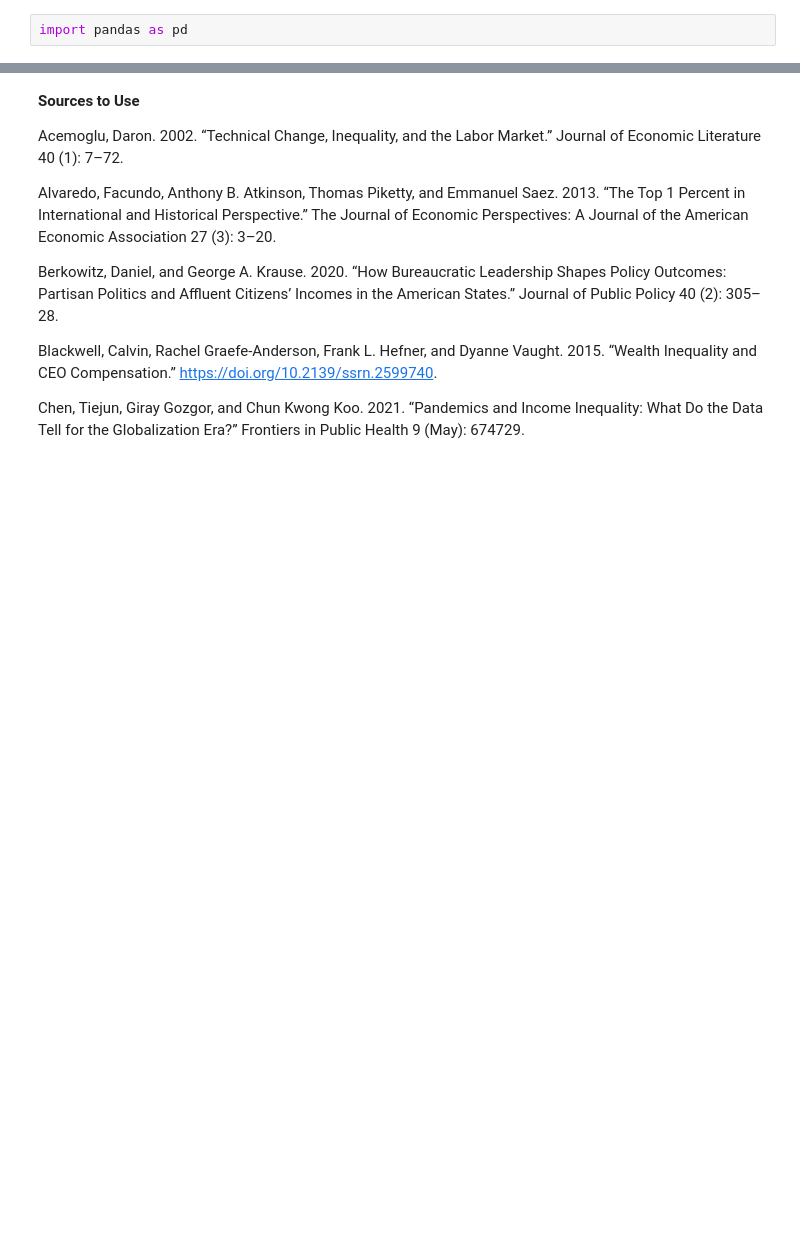
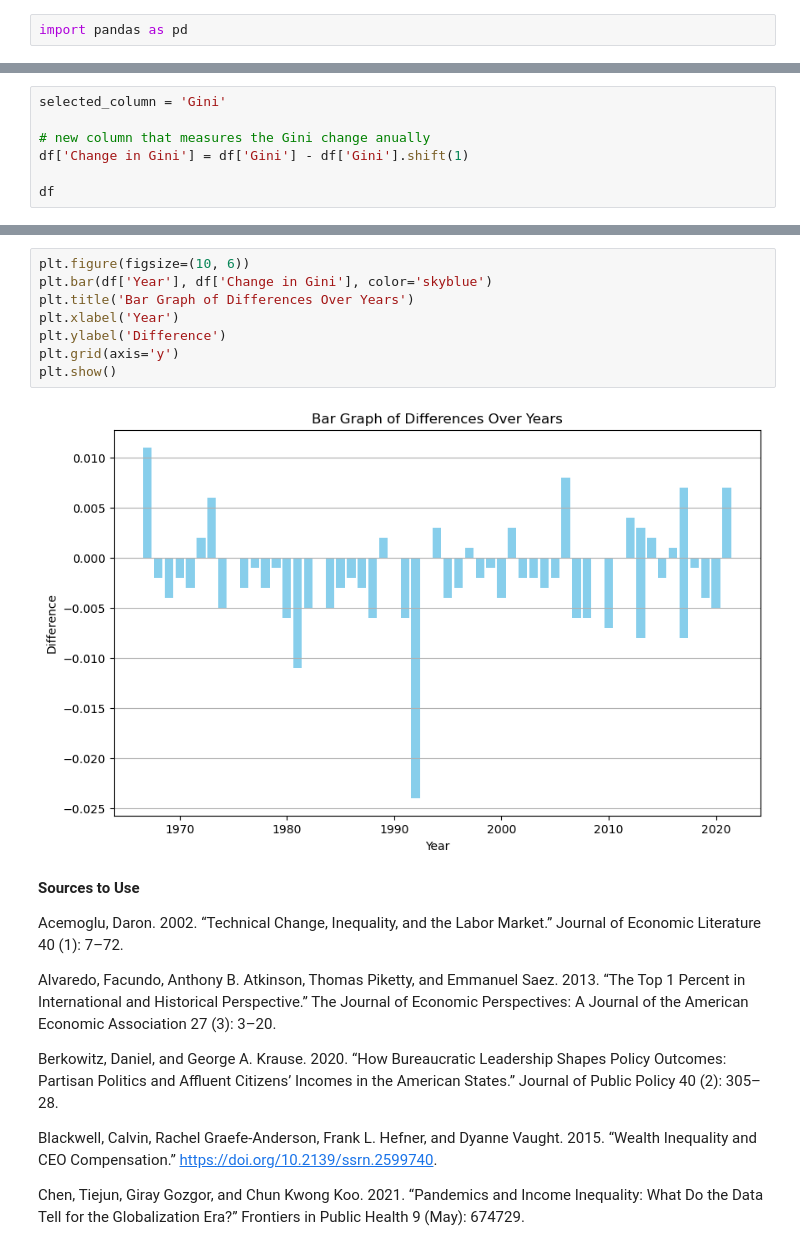
Before and after one commit to marcill1/as.180.369, a Jupyter notebook: contrib/marcill1/Arcillo-Abstract_Intro-Draft.ipynb, the cells around one changed output, grey strips where cells are left out. Drawn from its saved outputs; the diff is of its cells as text; blank space fills up the shorter version.

Commit message:
Created Gini change data. Made bar graph

```diff
--- a/contrib/marcill1/Arcillo-Abstract_Intro-Draft.ipynb
+++ b/contrib/marcill1/Arcillo-Abstract_Intro-Draft.ipynb
@@ -68,3 +70,10 @@ df
 | 55 | 1969 | 0.353 |
 | 56 | 1968 | 0.351 |
 | 57 | 1967 | 0.362 |
+# %%
+selected_column = 'Gini'
+
+# new column that measures the Gini change anually
+df['Change in Gini'] = df['Gini'] - df['Gini'].shift(1)
+
+df
@@ -86,5 +115,15 @@ plt.show()
 # %% [output]
 [figure]
+# %%
+plt.figure(figsize=(10, 6))
+plt.bar(df['Year'], df['Change in Gini'], color='skyblue')
+plt.title('Bar Graph of Differences Over Years')
+plt.xlabel('Year')
+plt.ylabel('Difference')
+plt.grid(axis='y')
+plt.show()
+# %% [output]
+[figure, added]
 # %% [markdown]
 **Sources to Use**
 
```
Also changed, not shown: parts of 4 cells of this notebook.
